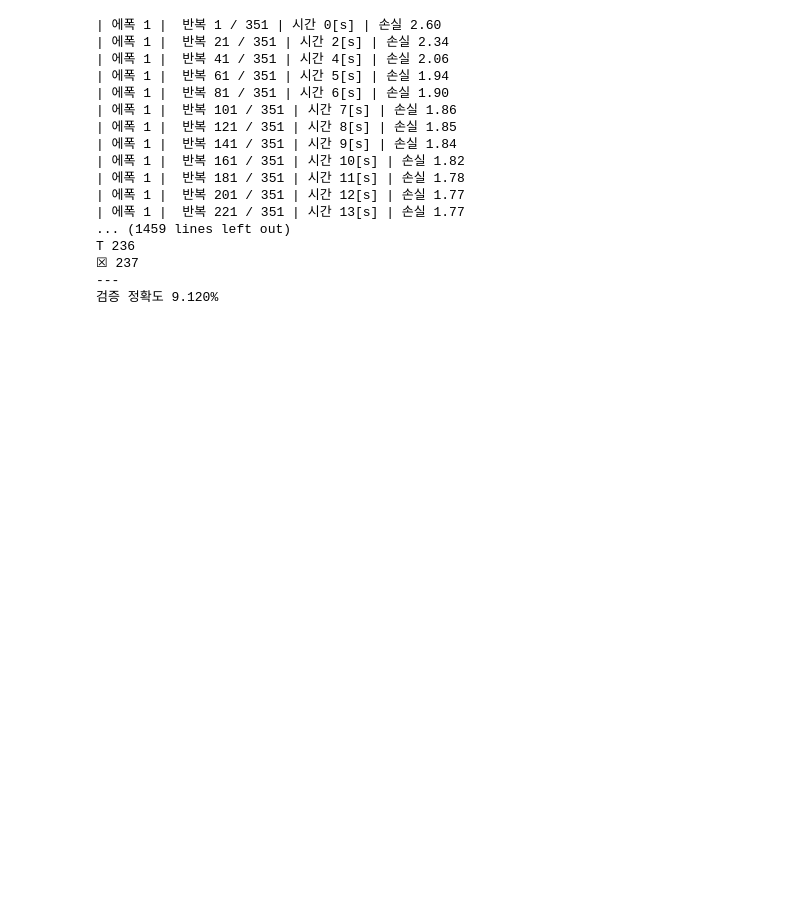
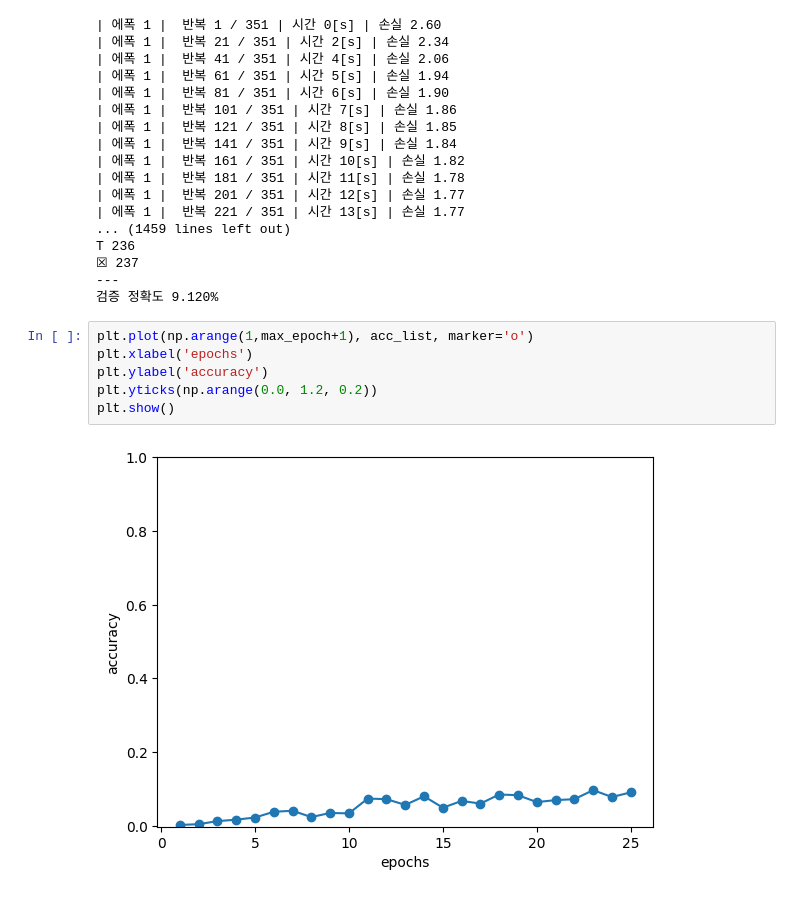
Before and after one commit to Chanmuzi/Deep-Learning-from-Scratch, a Jupyter notebook: 2권/ch07.ipynb, the cells around one changed output. Saved outputs shown, nothing was run; the diff lists cells and outputs as text; blank space fills up the shorter version.

Commit message:
ch07: add graph on seq2seq training

```diff
--- a/2권/ch07.ipynb
+++ b/2권/ch07.ipynb
@@ -453,3 +453,11 @@ T 236
 ☒ 237
 ---
 검증 정확도 9.120%
+# %%
+plt.plot(np.arange(1,max_epoch+1), acc_list, marker='o')
+plt.xlabel('epochs')
+plt.ylabel('accuracy')
+plt.yticks(np.arange(0.0, 1.2, 0.2))
+plt.show()
+# %% [output]
+[figure, added]
```
